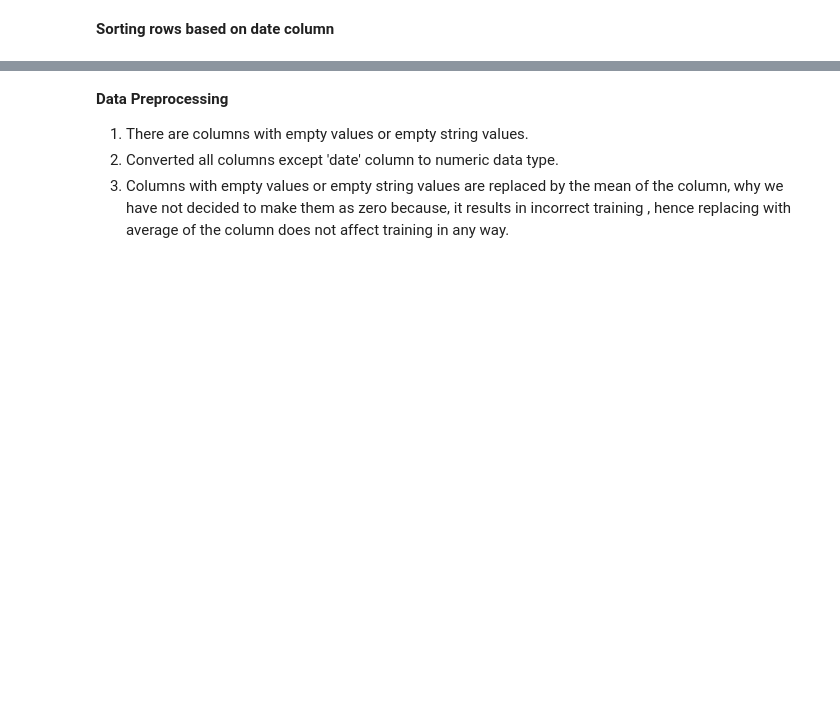
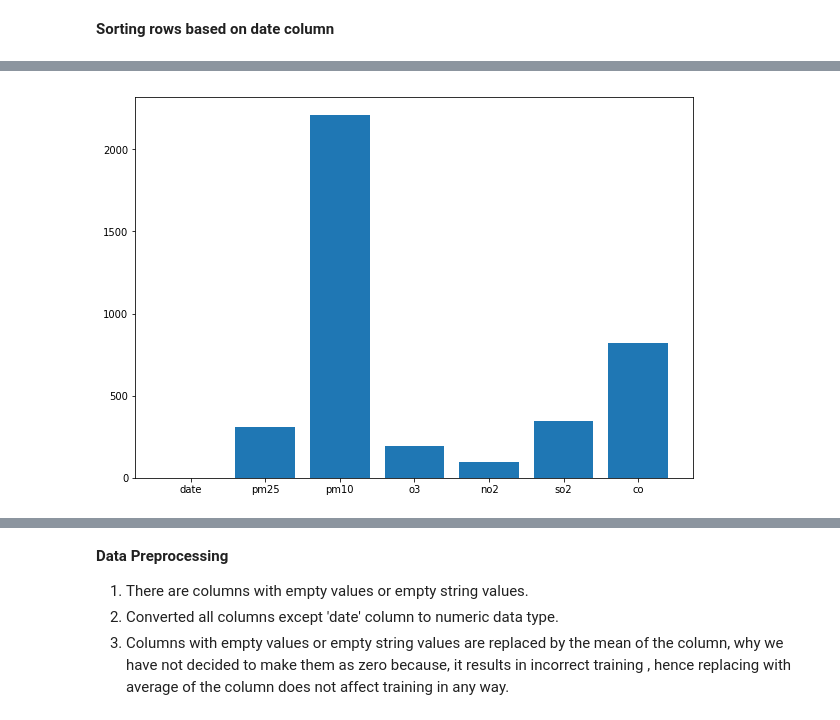
Before and after one commit to quasar-U127/AQI-forcasting, a Jupyter notebook: air_quality_analysis.ipynb, the cells around one changed output, grey strips where cells are left out. Cells and saved outputs as stored; diff of their text form; code cells hidden in the pictures; blank space fills up the shorter version.

Commit message:
added analysis plots for nan values in the file air_quality_analysis.ipynb

```diff
--- a/air_quality_analysis.ipynb
+++ b/air_quality_analysis.ipynb
@@ -55,0 +93,12 @@ df
+# %%
+names_of_columns=df.columns
+count_of_nan_values=[df[i].isna().sum() for i in df]
+fig = plt.figure(figsize =(10, 7))
+
+# Horizontal Bar Plot
+plt.bar(names_of_columns,count_of_nan_values)
+
+# Show Plot
+plt.show()
+# %% [output]
+[figure, added]
```
Also changed, not shown: parts of 16 cells of this notebook, 3 other files.
